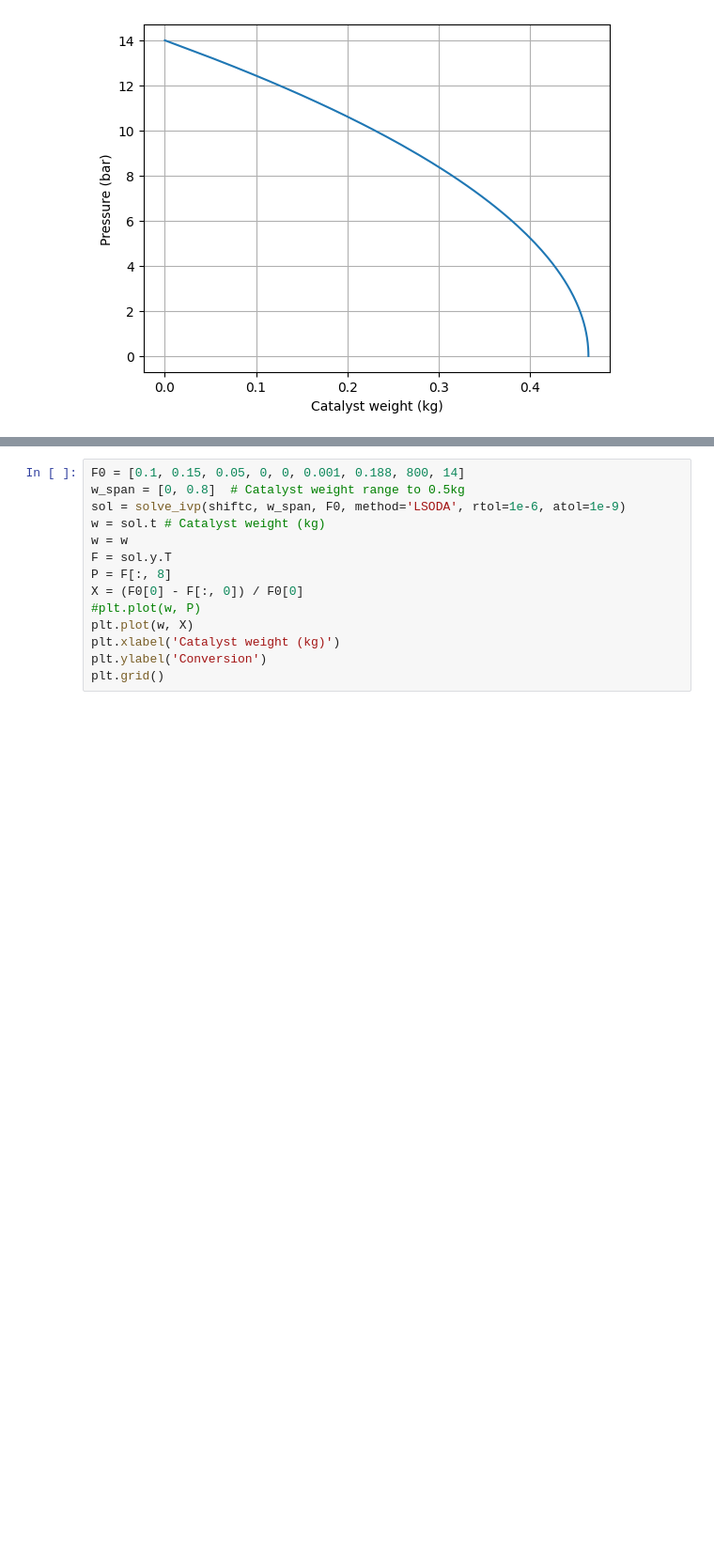
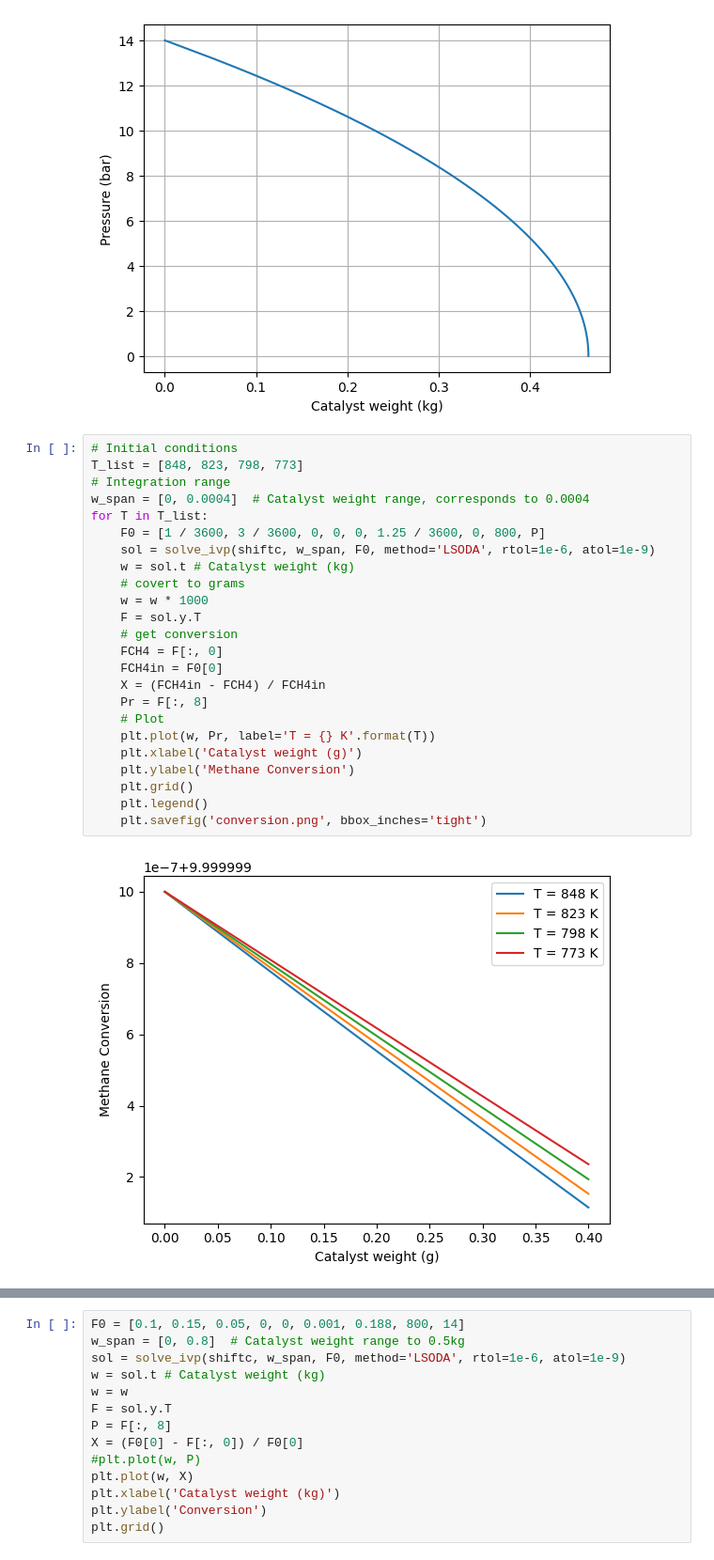
Before and after one commit to catvanille/project, a Jupyter notebook: shift.ipynb, the cells around one changed output, grey strips where cells are left out. Shown at 94% size. Saved outputs shown, nothing was run; the diff lists cells and outputs as text; blank space fills up the shorter version.

```diff
--- a/shift.ipynb
+++ b/shift.ipynb
@@ -568,3 +568,29 @@ plt.grid()
 plt.savefig('pressure.png', bbox_inches='tight')
 # %% [output]
 [figure]
+# %%
+# Initial conditions
+T_list = [848, 823, 798, 773]
+# Integration range
+w_span = [0, 0.0004]  # Catalyst weight range, corresponds to 0.0004
+for T in T_list:
+    F0 = [1 / 3600, 3 / 3600, 0, 0, 0, 1.25 / 3600, 0, 800, P]
+    sol = solve_ivp(shiftc, w_span, F0, method='LSODA', rtol=1e-6, atol=1e-9)
+    w = sol.t # Catalyst weight (kg)
+    # covert to grams
+    w = w * 1000
+    F = sol.y.T
+    # get conversion
+    FCH4 = F[:, 0]
+    FCH4in = F0[0]
+    X = (FCH4in - FCH4) / FCH4in
+    Pr = F[:, 8]
+    # Plot
+    plt.plot(w, Pr, label='T = {} K'.format(T))
+    plt.xlabel('Catalyst weight (g)')
+    plt.ylabel('Methane Conversion')
+    plt.grid()
+    plt.legend()
+    plt.savefig('conversion.png', bbox_inches='tight')
+# %% [output]
+[figure, added]
```
Also changed, not shown: parts of 3 cells of this notebook, 4 other files.
